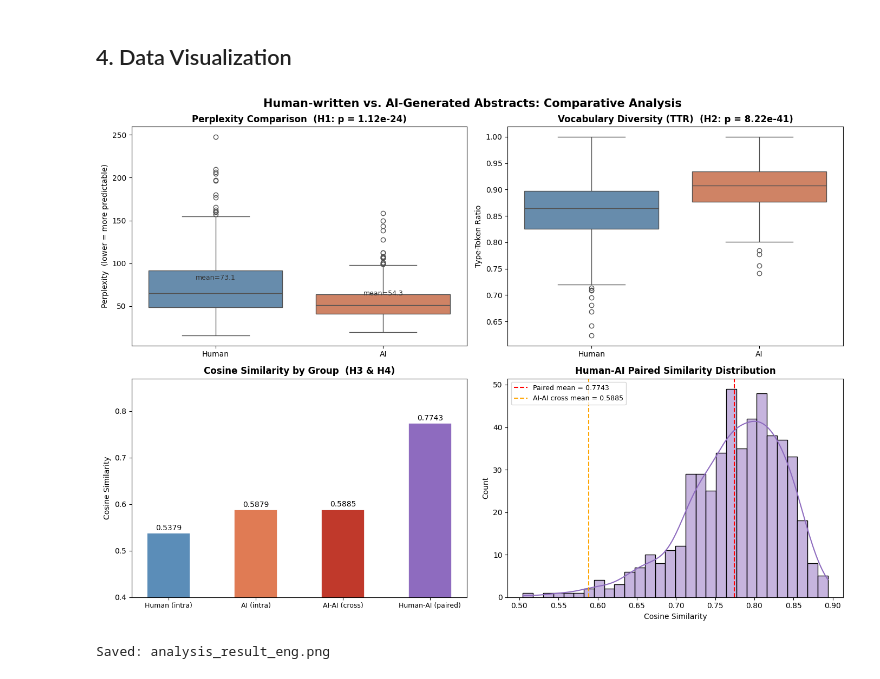
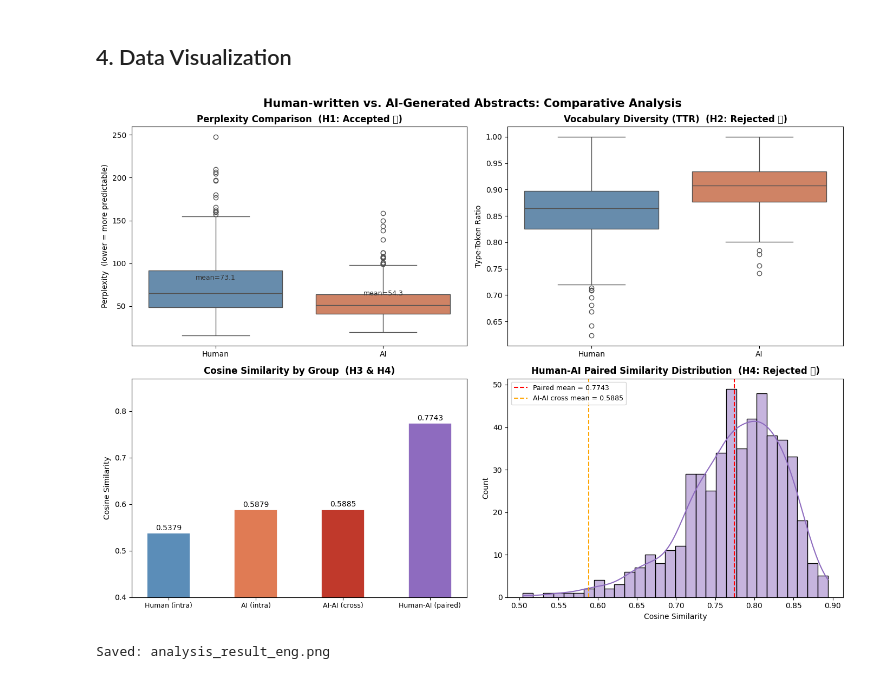
Before and after one commit to nuclyee72/ML_Team_Project_AbstractComp, a Jupyter notebook: data_analysis_eng.ipynb, the cells around one changed output. Cells and saved outputs as stored; diff of their text form; code cells hidden in the pictures.

Commit message:
refactor: correct H2 and H4 hypothesis test status (rejected) in notebooks and report

```diff
--- a/data_analysis_eng.ipynb
+++ b/data_analysis_eng.ipynb
@@ -261,14 +248,14 @@ fig, axes = plt.subplots(2, 2, figsize=(14, 10))
 fig.suptitle('Human-written vs. AI-Generated Abstracts: Comparative Analysis',
              fontsize=15, fontweight='bold')
 
-# Plot 1: Perplexity Boxplot
+# Plot 1: Perplexity Boxplot (H1: Accepted)
 ppl_data = pd.DataFrame({
     'Perplexity': pd.concat([df['ppl_human'], df['ppl_ai']], ignore_index=True),
     'Group': ['Human'] * len(df) + ['AI'] * len(df)
 })
 sns.boxplot(x='Group', y='Perplexity', data=ppl_data,
             palette={'Human': '#5B8DB8', 'AI': '#E07B54'}, ax=axes[0, 0])
-axes[0, 0].set_title('Perplexity Comparison  (H1: p = 1.12e-24)', fontweight='bold')
+axes[0, 0].set_title('Perplexity Comparison  (H1: Accepted ✅)', fontweight='bold')
 axes[0, 0].set_ylabel('Perplexity  (lower = more predictable)')
 axes[0, 0].set_xlabel('')
 axes[0, 0].text(0, df['ppl_human'].mean() + 8, f"mean={df['ppl_human'].mean():.1f}",
@@ -276,48 +263,48 @@ axes[0, 0].text(0, df['ppl_human'].mean() + 8, f"mean={df['ppl_human'].mean():.1
 axes[0, 0].text(1, df['ppl_ai'].mean() + 8, f"mean={df['ppl_ai'].mean():.1f}",
                 ha='center', fontsize=9, color='#333')
 
-# Plot 2: TTR Boxplot
+# Plot 2: TTR Boxplot (H2: Rejected — AI is actually higher)
 ttr_data = pd.DataFrame({
     'TTR': pd.concat([df['ttr_human'], df['ttr_ai']], ignore_index=True),
     'Group': ['Human'] * len(df) + ['AI'] * len(df)
 })
 sns.boxplot(x='Group', y='TTR', data=ttr_data,
             palette={'Human': '#5B8DB8', 'AI': '#E07B54'}, ax=axes[0, 1])
-axes[0, 1].set_title('Vocabulary Diversity (TTR)  (H2: p = 8.22e-41)', fontweight='bold')
+axes[0, 1].set_title('Vocabulary Diversity (TTR)  (H2: Rejected ❌)', fontweight='bold')
 axes[0, 1].set_ylabel('Type-Token Ratio')
 axes[0, 1].set_xlabel('')
 
-# Plot 3: Similarity group bar chart
+# Plot 3: Similarity group bar chart (H3: Accepted)
 group_labels = ['Human (intra)', 'AI (intra)', 'AI-AI (cross)', 'Human-AI (paired)']
 means  = [0.5379, 0.5879, 0.5885, df['sim_human_ai'].mean()]
 colors = ['#5B8DB8', '#E07B54', '#c0392b', '#8e6bbf']
 bars = axes[1, 0].bar(group_labels, means, color=colors,
                       edgecolor='white', linewidth=1.2, width=0.5)
 axes[1, 0].set_title('Cosine Similarity by Group  (H3 & H4)', fontweight='bold')
 axes[1, 0].set_ylabel('Cosine Similarity')
 axes[1, 0].set_ylim(0.40, 0.87)
 axes[1, 0].tick_params(axis='x', labelsize=9)
 for bar, val in zip(bars, means):
     axes[1, 0].text(bar.get_x() + bar.get_width()/2,
                     bar.get_height() + 0.006,
                     f'{val:.4f}', ha='center', fontsize=10)
 
-# Plot 4: Human-AI paired similarity distribution
+# Plot 4: Human-AI paired similarity distribution (H4: Rejected — paired is much higher)
 sns.histplot(df['sim_human_ai'].dropna(), bins=30, kde=True,
              color='#8e6bbf', ax=axes[1, 1])
 axes[1, 1].axvline(df['sim_human_ai'].mean(), color='red',
                    linestyle='--', linewidth=1.5,
                    label=f"Paired mean = {df['sim_human_ai'].mean():.4f}")
 axes[1, 1].axvline(0.5885, color='orange', linestyle='--', linewidth=1.5,
                    label='AI-AI cross mean = 0.5885')
-axes[1, 1].set_title('Human-AI Paired Similarity Distribution', fontweight='bold')
+axes[1, 1].set_title('Human-AI Paired Similarity Distribution  (H4: Rejected ❌)', fontweight='bold')
 axes[1, 1].set_xlabel('Cosine Similarity')
 axes[1, 1].legend(fontsize=9)
 
 plt.tight_layout()
 plt.savefig('analysis_result_eng.png', dpi=150, bbox_inches='tight')
 plt.show()
 print("Saved: analysis_result_eng.png")
 # %% [output]
-[figure, old version]
+[figure, new version]
 Saved: analysis_result_eng.png
```
Also changed, not shown: parts of 9 cells of this notebook, 4 other files.
